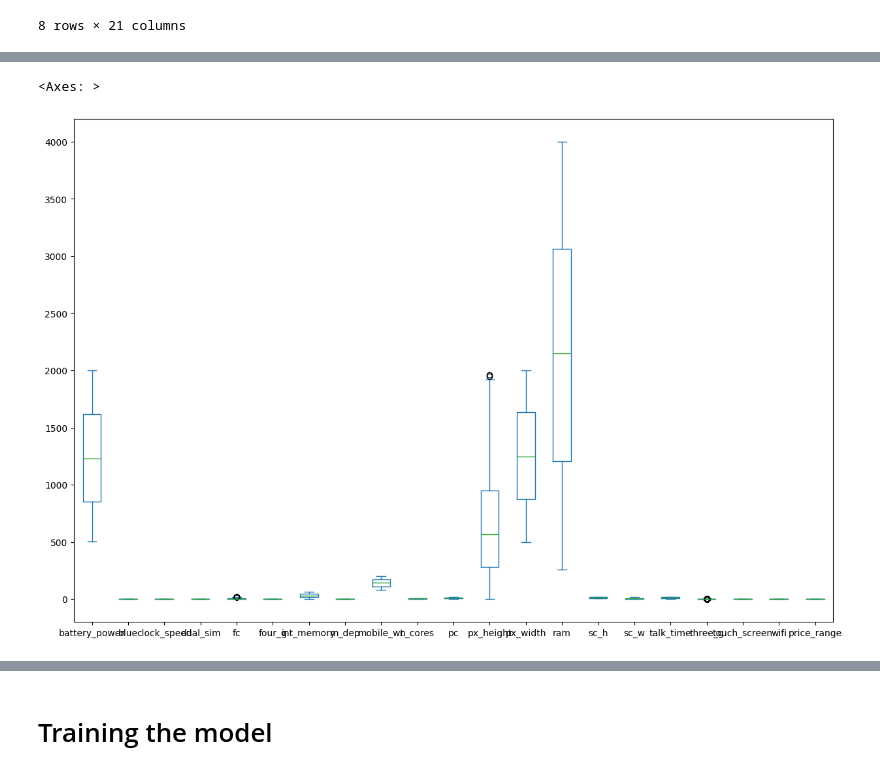
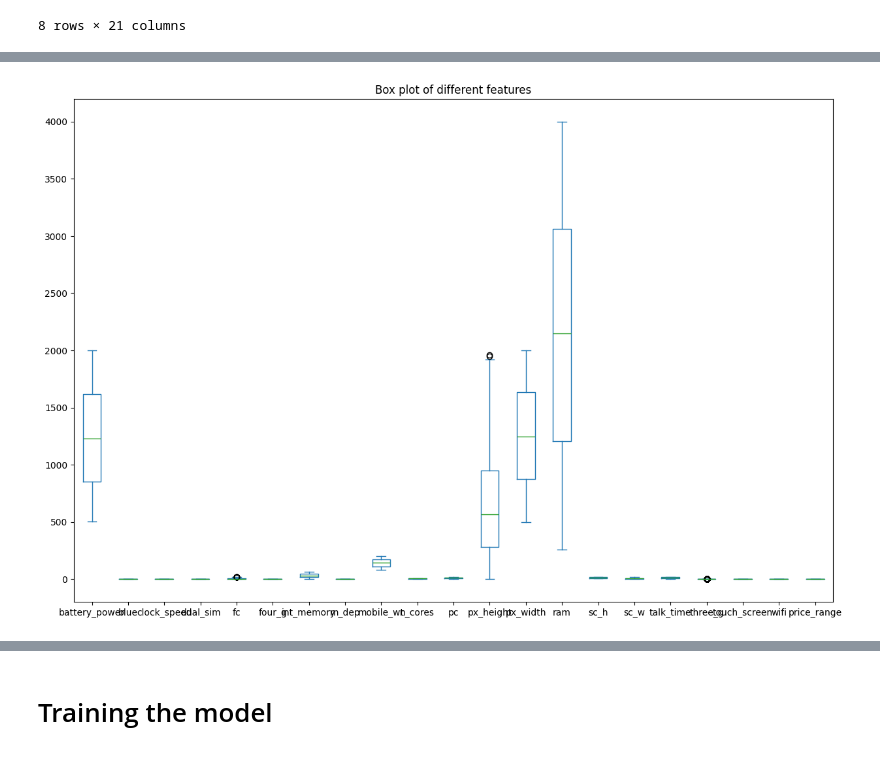
Before and after one commit to DEADBODY142/Mobile-price-range-classification, a Jupyter notebook: attempt.ipynb, the cells around one changed output, grey strips where cells are left out. Saved outputs shown, nothing was run; the diff lists cells and outputs as text; code cells hidden in the pictures.

```diff
--- a/attempt.ipynb
+++ b/attempt.ipynb
@@ -85,6 +89,7 @@ data_train.plot(x='price_range',y='ram',kind='scatter')
 [figure]
 # %%
 data_train.plot(kind='box',figsize=(15,10))
+plt.title("Box plot of different features")
+plt.show()
 # %% [output]
-<Axes: >
-[figure, old version]
+[figure, new version]
```
Also changed, not shown: parts of 24 cells of this notebook.
